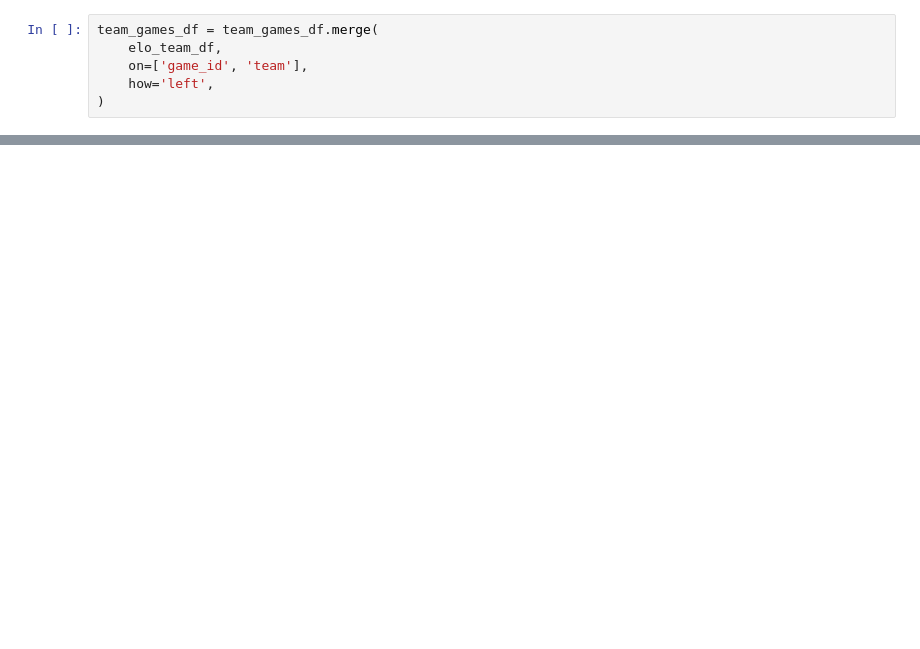
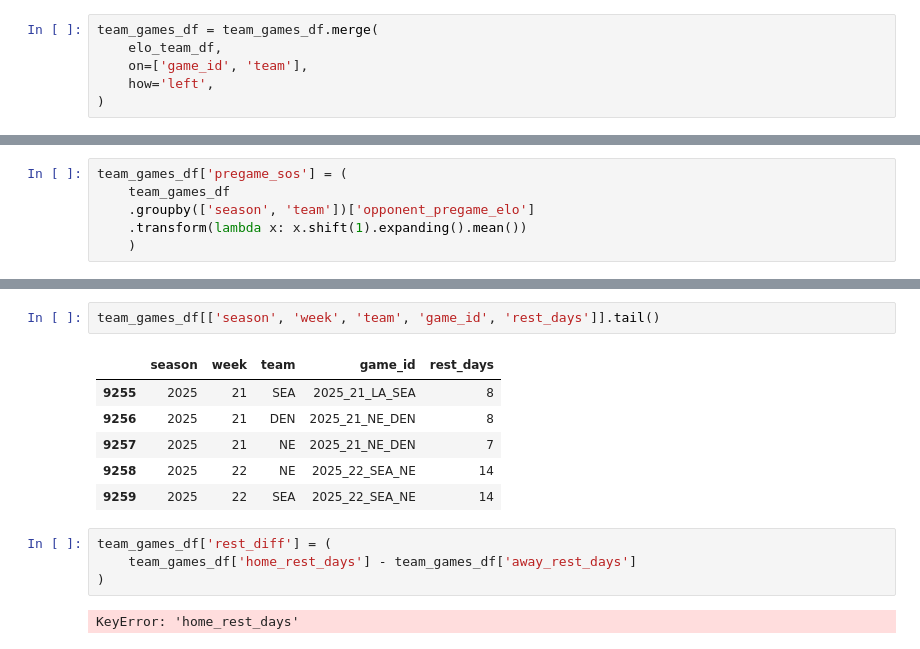
Before and after one commit to swcrockett/nfl-win-probability-model, a Jupyter notebook: notebooks/04_advanced_features.ipynb, the cells around one changed output, grey strips where cells are left out. Saved outputs shown, nothing was run; the diff lists cells and outputs as text; blank space fills up the shorter version.

Commit message:
beginning work on 'rest length' features

```diff
--- a/notebooks/04_advanced_features.ipynb
+++ b/notebooks/04_advanced_features.ipynb
@@ -503,0 +495,6 @@ team_games_df.tail()
+# %%
+team_games_df['pregame_sos'] = (
+    team_games_df
+    .groupby(['season', 'team'])['opponent_pregame_elo']
+    .transform(lambda x: x.shift(1).expanding().mean())
+    )
@@ -503,0 +521,15 @@ team_games_df.tail()
+# %%
+team_games_df[['season', 'week', 'team', 'game_id', 'rest_days']].tail()
+# %% [output]
+|  | season | week | team | game_id | rest_days |
+| 9255 | 2025 | 21 | SEA | 2025_21_LA_SEA | 8 |
+| 9256 | 2025 | 21 | DEN | 2025_21_NE_DEN | 8 |
+| 9257 | 2025 | 21 | NE | 2025_21_NE_DEN | 7 |
+| 9258 | 2025 | 22 | NE | 2025_22_SEA_NE | 14 |
+| 9259 | 2025 | 22 | SEA | 2025_22_SEA_NE | 14 |
+# %%
+team_games_df['rest_diff'] = (
+    team_games_df['home_rest_days'] - team_games_df['away_rest_days']
+)
+# %% [output]
+KeyError: 'home_rest_days'
```
Also changed, not shown: parts of 3 cells of this notebook.
